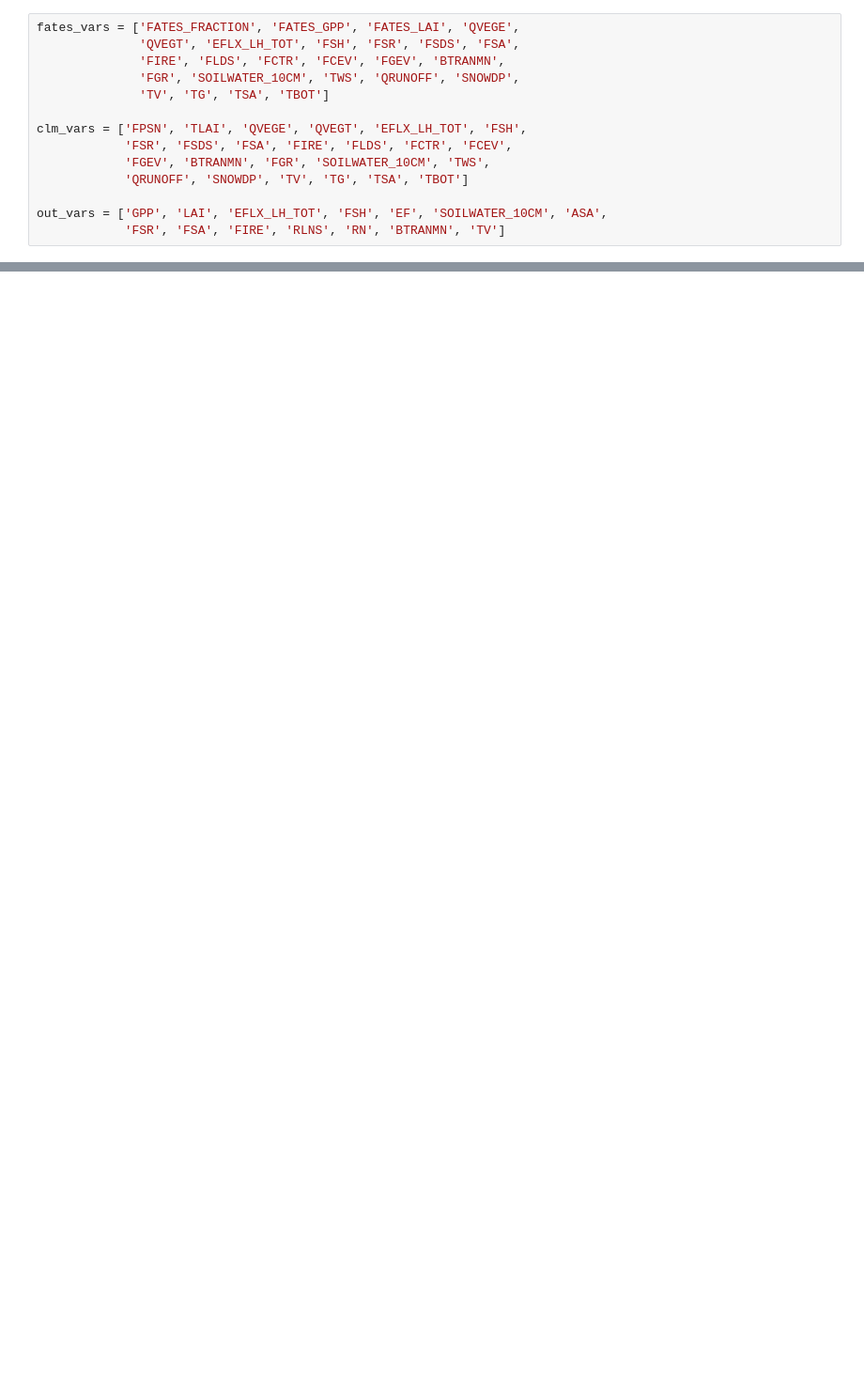
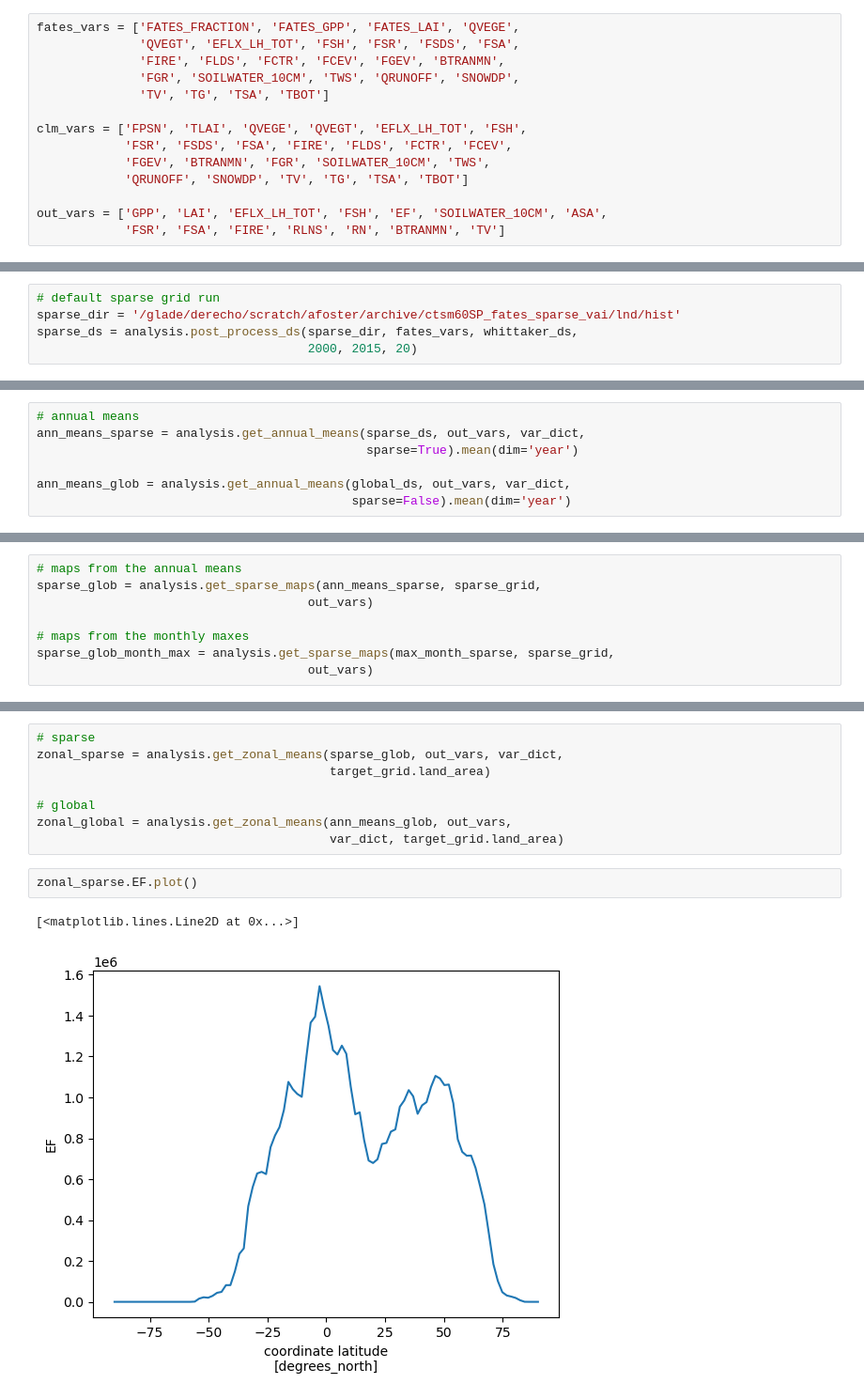
Before and after one commit to adrifoster/fates_calibration_library, a Jupyter notebook: notebooks/AnalyzeSparseGrid.ipynb, the cells around one changed output, grey strips where cells are left out. Shown at 94% size. Drawn from its saved outputs; the diff is of its cells as text; blank space fills up the shorter version.

```diff
--- a/notebooks/AnalyzeSparseGrid.ipynb
+++ b/notebooks/AnalyzeSparseGrid.ipynb
@@ -150,0 +117,5 @@ cbar.set_label(f"GPP Difference (kgC m-2 yr-1)", size=10, fontweight="bold")
+# %%
+# default sparse grid run
+sparse_dir = '/glade/derecho/scratch/afoster/archive/ctsm60SP_fates_sparse_vai/lnd/hist'
+sparse_ds = analysis.post_process_ds(sparse_dir, fates_vars, whittaker_ds,
+                                     2000, 2015, 20)
@@ -150,0 +133,7 @@ cbar.set_label(f"GPP Difference (kgC m-2 yr-1)", size=10, fontweight="bold")
+# %%
+# annual means
+ann_means_sparse = analysis.get_annual_means(sparse_ds, out_vars, var_dict,
+                                             sparse=True).mean(dim='year')
+
+ann_means_glob = analysis.get_annual_means(global_ds, out_vars, var_dict,
+                                           sparse=False).mean(dim='year')
@@ -150,0 +161,8 @@ cbar.set_label(f"GPP Difference (kgC m-2 yr-1)", size=10, fontweight="bold")
+# %%
+# maps from the annual means
+sparse_glob = analysis.get_sparse_maps(ann_means_sparse, sparse_grid,
+                                     out_vars)
+
+# maps from the monthly maxes
+sparse_glob_month_max = analysis.get_sparse_maps(max_month_sparse, sparse_grid,
+                                     out_vars)
@@ -150,0 +172,13 @@ cbar.set_label(f"GPP Difference (kgC m-2 yr-1)", size=10, fontweight="bold")
+# %%
+# sparse
+zonal_sparse = analysis.get_zonal_means(sparse_glob, out_vars, var_dict,
+                                        target_grid.land_area)
+
+# global
+zonal_global = analysis.get_zonal_means(ann_means_glob, out_vars,
+                                        var_dict, target_grid.land_area)
+# %%
+zonal_sparse.EF.plot()
+# %% [output]
+[<matplotlib.lines.Line2D at 0x...>]
+[figure, added]
```
Also changed, not shown: parts of 66 cells of this notebook, 7 other files.
